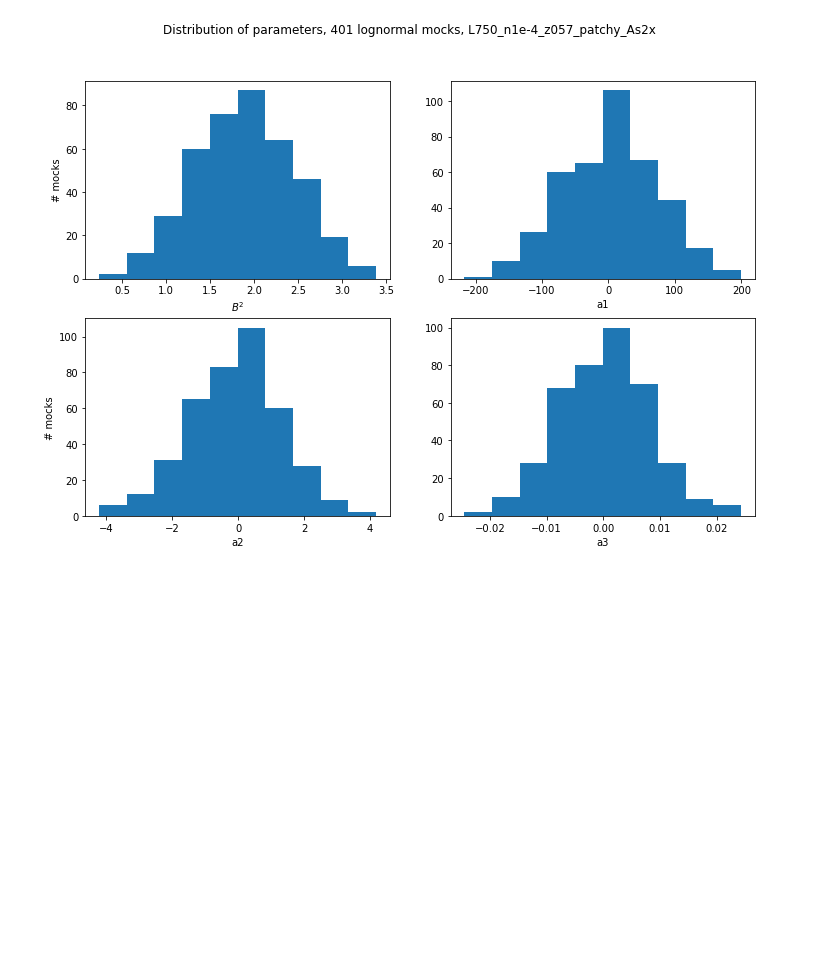
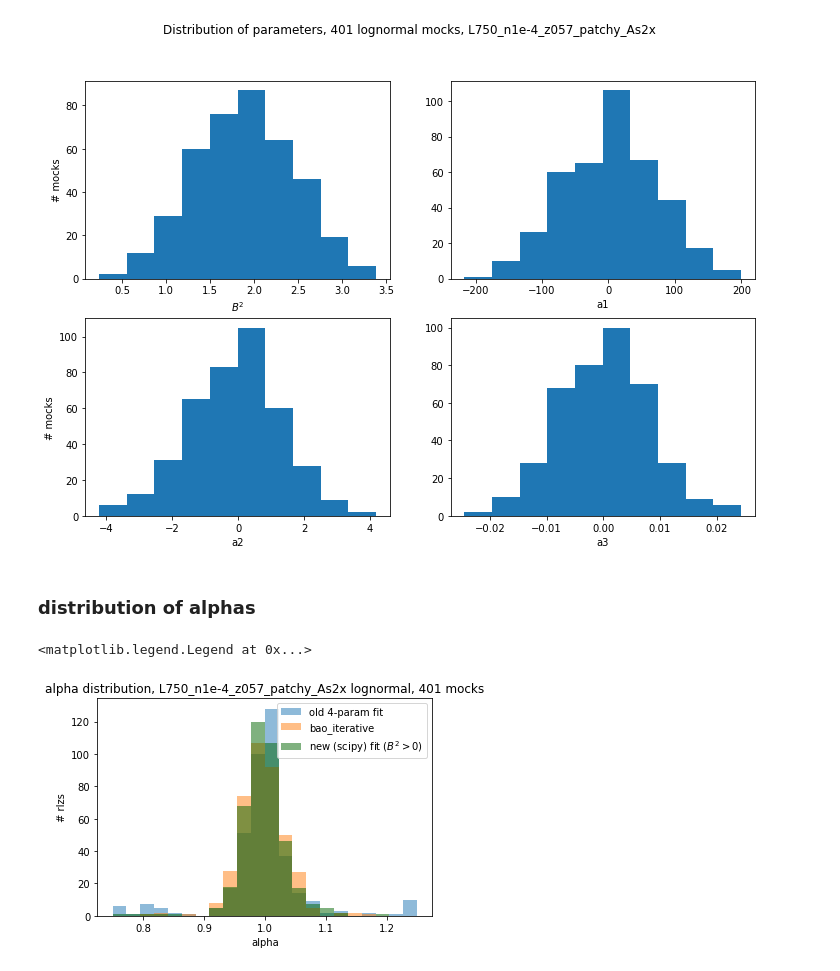
Before and after one commit to abbyw24/CFE_gradients, a Jupyter notebook: notebooks/scipy_minimize.ipynb, the cells around one changed output. Cells and saved outputs as stored; diff of their text form; code cells hidden in the pictures; blank space fills up the shorter version.

Commit message:
scipy minimize method

```diff
--- a/notebooks/scipy_minimize.ipynb
+++ b/notebooks/scipy_minimize.ipynb
@@ -185,3 +185,50 @@ fig.suptitle(fr'Distribution of parameters, 401 lognormal mocks, {cat_tag}')
 # %% [output]
 Text(0.5, 0.98, 'Distribution of parameters, 401 lognormal mocks, L750_n1e-4_z057_patchy_As2x')
 [figure]
+# %% [markdown]
+### distribution of alphas
+# %%
+old_fit_alphas = np.ones(nmocks)
+bao_alphas = np.ones(nmocks)
+new_fit_alphas = np.ones(nmocks)
+
+for rlz in range(nmocks):
+    # old 4-parameter fit results, with full covariance matrix
+    fit_results = np.load(os.path.join(data_dir, f'bases/4-parameter_fit/full/results_lognormal_{cat_tag}/basis_lognormal_{cat_tag}_rlz{rlz}_lognormal.npy'), allow_pickle=True).item()
+    B_sq_old = fit_results['B_sq']
+    a1_old = fit_results['a1']
+    a2_old = fit_results['a2']
+    a3_old = fit_results['a3']
+    old_fit_alpha = fit_results['best_alpha']
+
+    # bao iterative results
+    bao_results = np.load(os.path.join(data_dir, f'bases/bao_iterative/results/results_lognormal_{cat_tag}/converged/cf_baoiter_cosmoplanck15_test_trrnum_3x_{cat_tag}_rlz{rlz}_lognormal.npy'), allow_pickle=True)
+    rcont, bao_basis, _, _, extra_dict = bao_results
+    bao_alpha = extra_dict['alpha_model']
+
+    # new scipy fit
+    scipy_results = np.load(os.path.join(data_dir, f'bases/4-parameter_fit/scipy/results_lognormal_{cat_tag}/basis_lognormal_{cat_tag}_rlz{rlz}_lognormal.npy'), allow_pickle=True).item()
+    B_sq_new = scipy_results['B_sq']
+    a1_new = scipy_results['a1']
+    a2_new = scipy_results['a2']
+    a3_new = scipy_results['a3']
+    new_fit_alpha = scipy_results['best_alpha']
+
+    old_fit_alphas[rlz] = old_fit_alpha
+    bao_alphas[rlz] = bao_alpha
+    new_fit_alphas[rlz] = new_fit_alpha
+# %%
+alpha = 0.5
+
+fig, ax = plt.subplots()
+
+_, bins, _ = ax.hist(old_fit_alphas, bins=nbins, alpha=alpha, label='old 4-param fit')
+ax.hist(bao_alphas, bins=bins, alpha=alpha, label='bao_iterative')
+ax.hist(new_fit_alphas, bins=bins, alpha=alpha, color='darkgreen', label=f'new (scipy) fit ($B^2 > 0$)')
+ax.set_title(f'alpha distribution, {cat_tag} lognormal, 401 mocks')
+ax.set_xlabel('alpha')
+ax.set_ylabel('# rlzs')
+plt.legend()
+# %% [output]
+<matplotlib.legend.Legend at 0x...>
+[figure, added]
```
